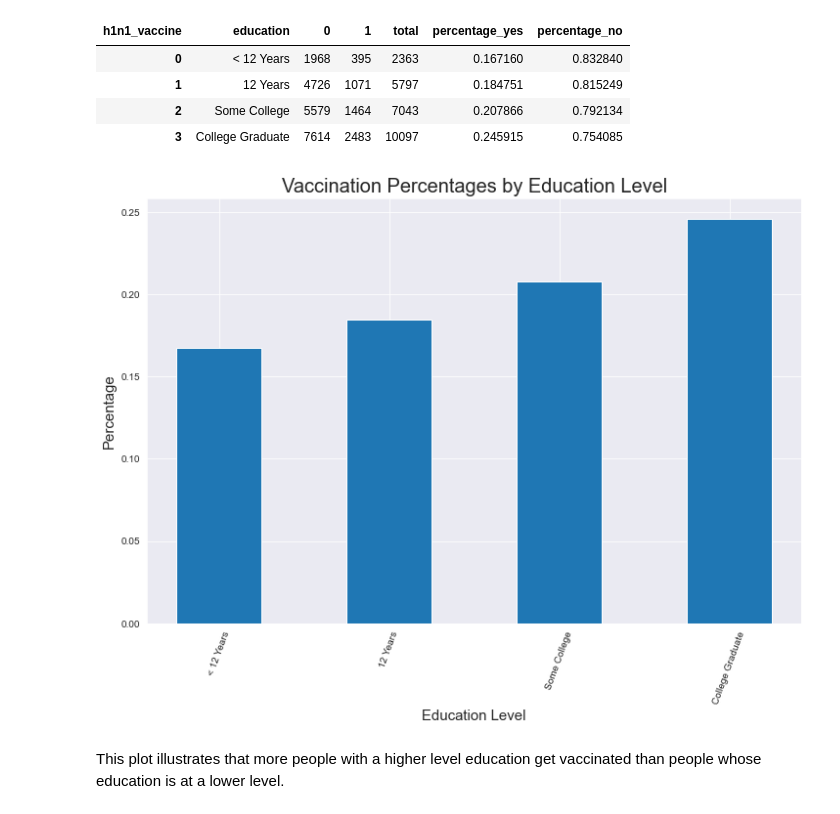
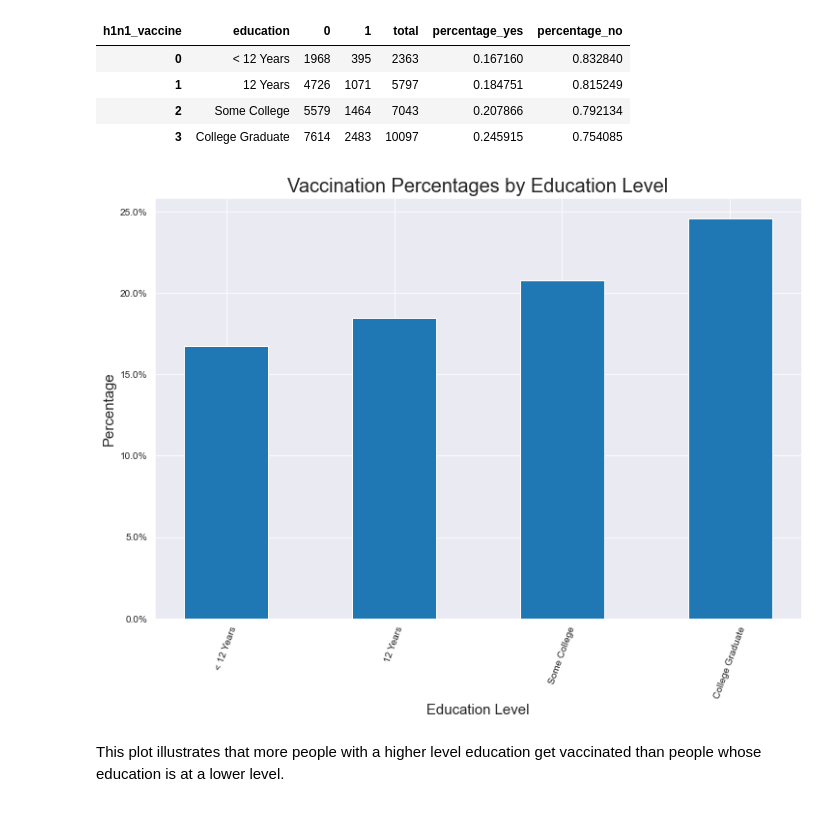
Before and after one commit to elizabeth524/Phase-3-Project, a Jupyter notebook: H1N1_Data.ipynb, the cells around one changed output. Cells and saved outputs as stored; diff of their text form; code cells hidden in the pictures.

```diff
--- a/H1N1_Data.ipynb
+++ b/H1N1_Data.ipynb
@@ -23,8 +24,10 @@ import warnings
 warnings.filterwarnings('ignore')
 # %%
 # Import the Data
-training_labels = pd.read_csv('Data/training_set_labels.csv', index_col='respondent_id')
-training_features = pd.read_csv('Data/training_set_features.csv', index_col='respondent_id')
+training_labels = pd.read_csv('Data/training_set_labels.csv',
+                              index_col='respondent_id')
+training_features = pd.read_csv('Data/training_set_features.csv',
+                                index_col='respondent_id')
 # %% [markdown]
 # Explore the Data
 # %%
@@ -943,20 +963,22 @@ recc_counts
 # %%
 # Plot the percentages of vaccinations by doctor recommendation
 fig, ax = plt.subplots(figsize=(12,8))
+sns.set_style('darkgrid')
 plt.bar(recc_counts['doctor_recc_h1n1'],
-        recc_counts['percentage_yes'],
+        recc_counts['percentage_yes']*100,
         width=.5,
         align='edge',
         color='orange',
         label='Received Vaccine')
 plt.bar(recc_counts['doctor_recc_h1n1'],
-        recc_counts['percentage_no'],
+        recc_counts['percentage_no']*100,
         width=-.5,
         align='edge',
         label='Did Not Receive Vaccine')
 ax.set_xlabel('Doctor Recommended', fontsize=15)
 plt.title('Vaccination Percentages by Doctor Recommendation', fontsize=20)
 ax.set_ylabel('Percentage', fontsize=15)
+ax.yaxis.set_major_formatter(mtick.PercentFormatter())
 ax.legend()
 plt.xticks(fontsize=15, rotation=70);
 # %% [output]
@@ -1013,16 +1035,18 @@ ed_counts
 # %%
 # Plot the vaccination percentages by education
 fig, ax = plt.subplots(figsize=(12,8))
+sns.set_style('darkgrid')
 plt.bar(ed_counts['education'],
-        ed_counts['percentage_yes'],
+        ed_counts['percentage_yes']*100,
         width=.5,
         label='Received Vaccine')
 ax.set_xlabel('Education Level', fontsize=15)
 plt.title('Vaccination Percentages by Education Level', fontsize=20)
 ax.set_ylabel('Percentage', fontsize=15)
+ax.yaxis.set_major_formatter(mtick.PercentFormatter())
 plt.xticks(rotation=70);
 # %% [output]
-[figure, old version]
+[figure, new version]
 # %% [markdown]
 This plot illustrates that more people with a higher level education get vaccinated than people whose education is at a lower level.
 # %% [markdown]
```
Also changed, not shown: parts of 21 cells of this notebook, 3 other files.
